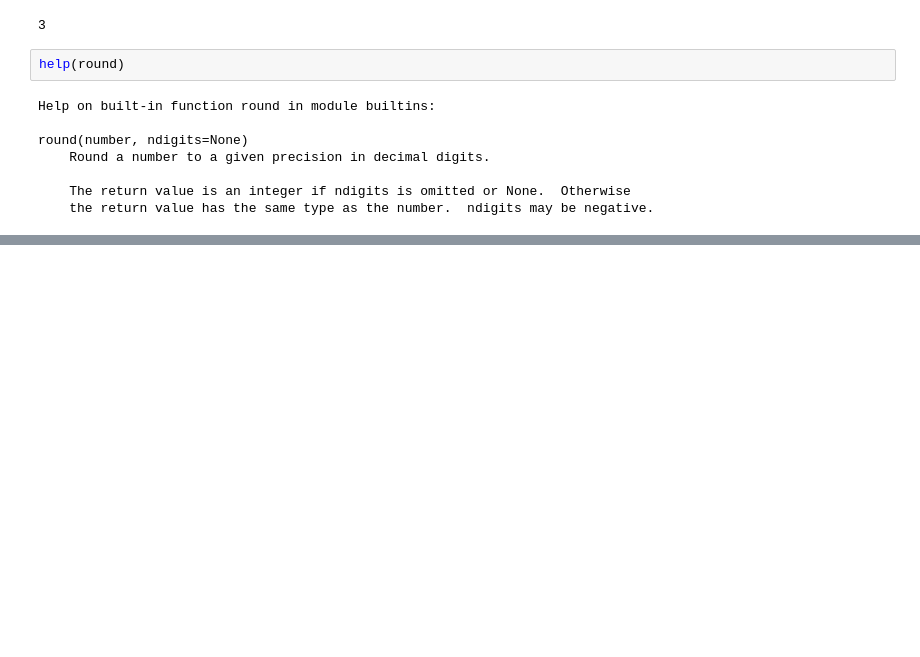
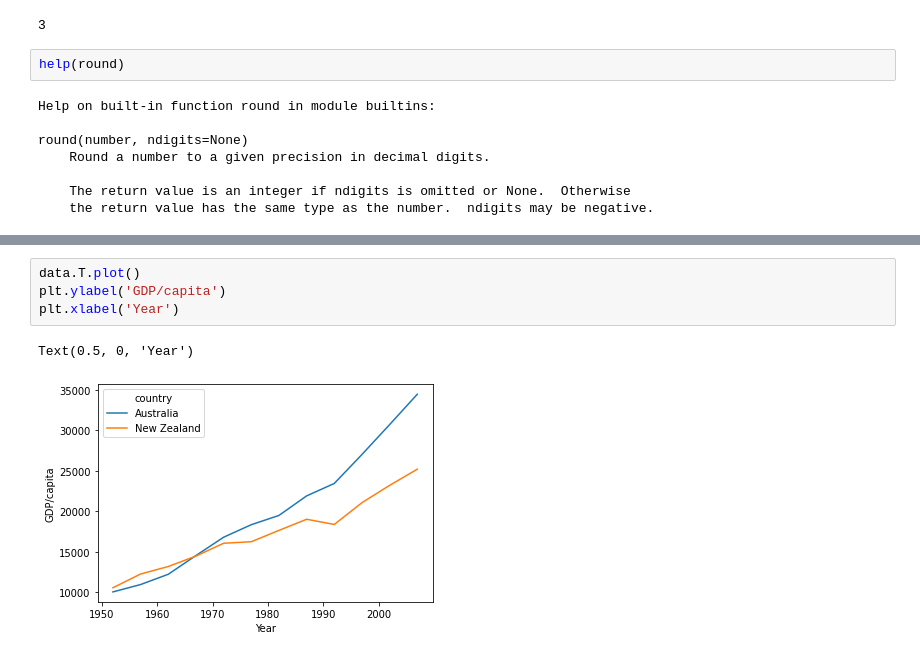
Before and after one commit to colfin/practcomp_2022, a Jupyter notebook: PracComp2022.ipynb, the cells around one changed output, grey strips where cells are left out. Saved outputs shown, nothing was run; the diff lists cells and outputs as text; blank space fills up the shorter version.

```diff
--- a/PracComp2022.ipynb
+++ b/PracComp2022.ipynb
@@ -197,0 +524,7 @@ round(number, ndigits=None)
+# %%
+data.T.plot()
+plt.ylabel('GDP/capita')
+plt.xlabel('Year')
+# %% [output]
+Text(0.5, 0, 'Year')
+[figure, added]
```
Also changed, not shown: parts of 43 cells of this notebook.
